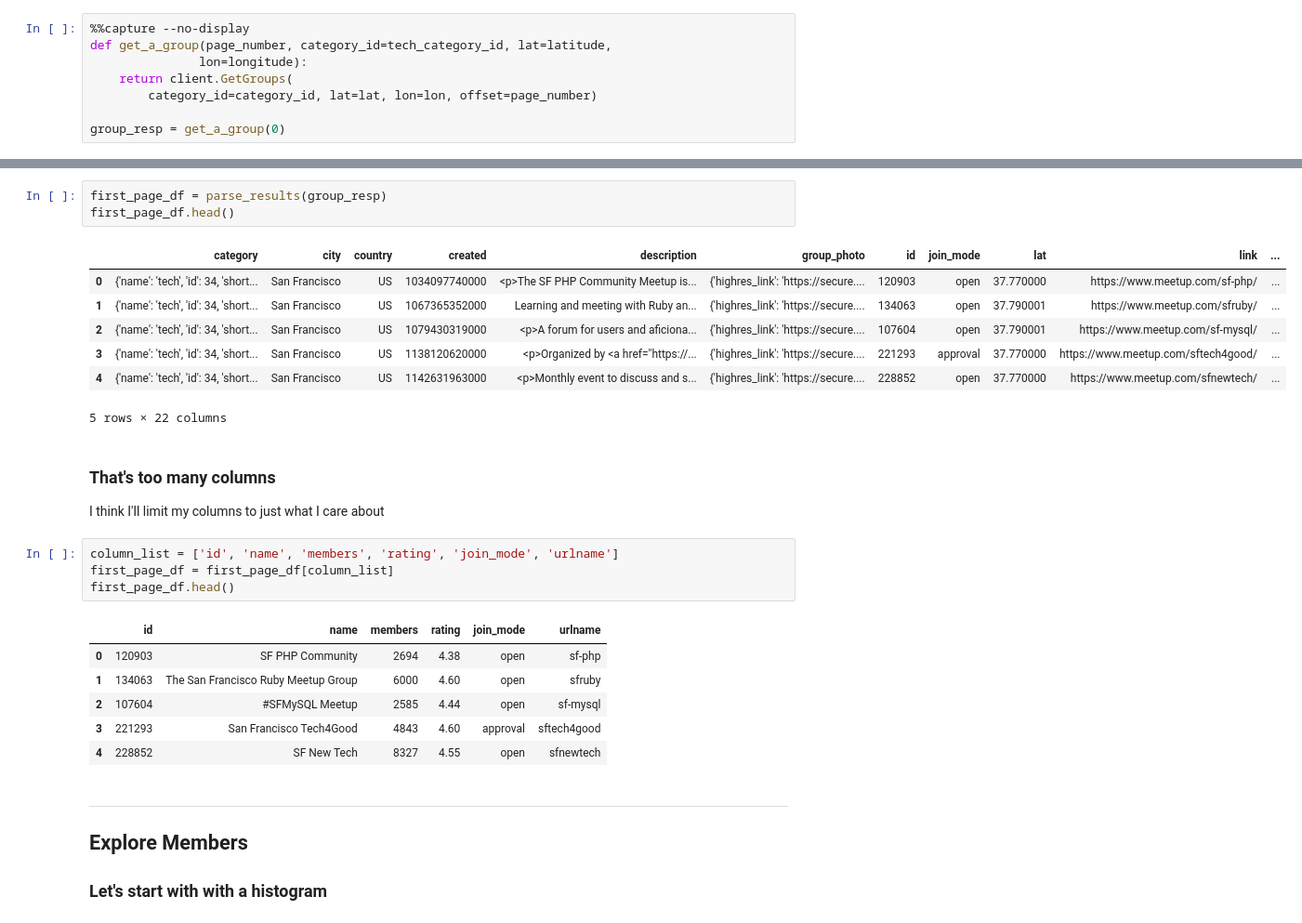
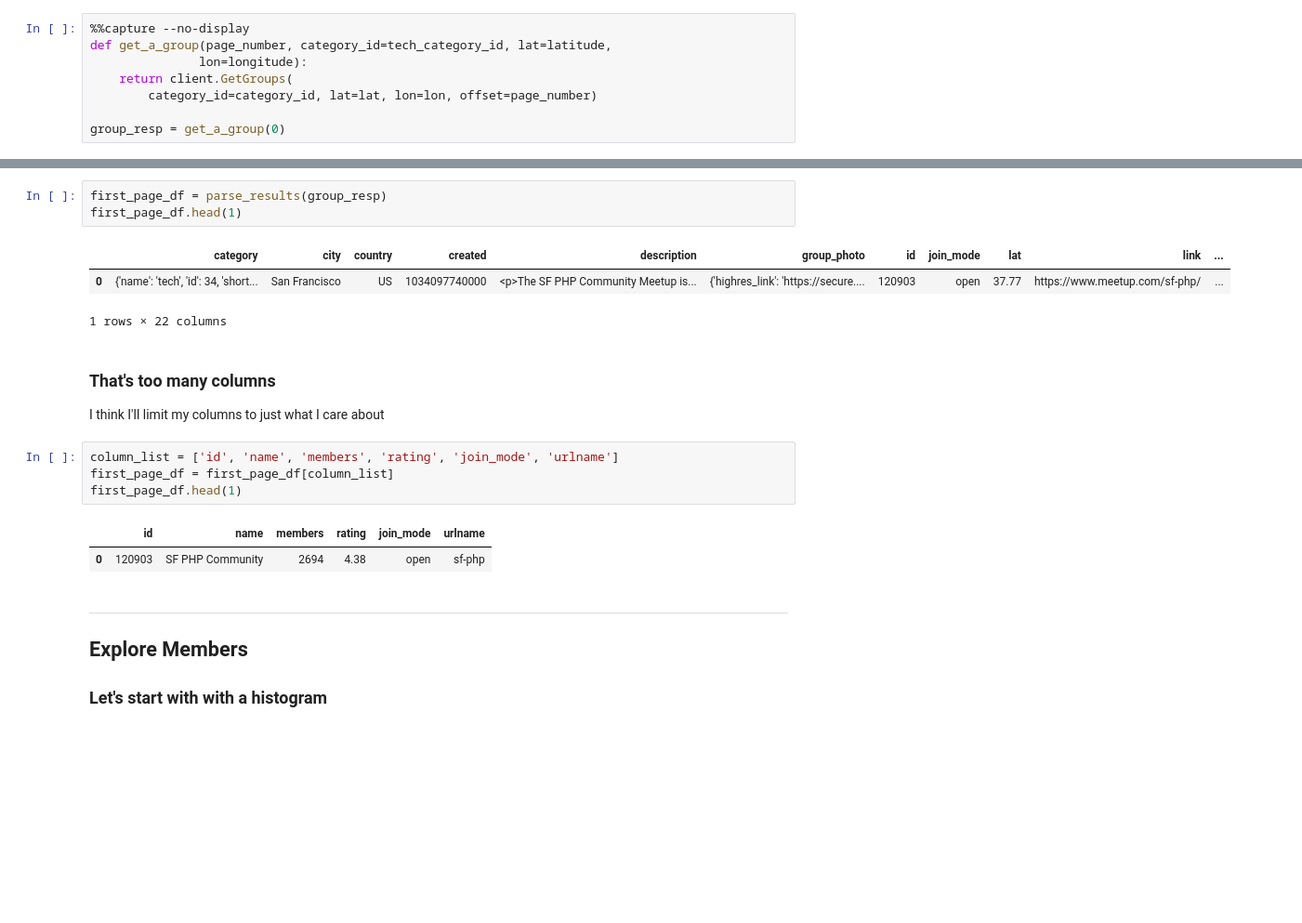
Before and after one commit to redpanda-ai/datascience_challenges, a Jupyter notebook: 01_explore_meetup_api/explore_sf_meetups.ipynb, the cells around one changed output, grey strips where cells are left out. Shown at 93% size. Cells and saved outputs as stored; diff of their text form; blank space fills up the shorter version.

```diff
--- a/01_explore_meetup_api/explore_sf_meetups.ipynb
+++ b/01_explore_meetup_api/explore_sf_meetups.ipynb
@@ -217,29 +217,21 @@ group_meta
 | lat | 37.78 |
 # %%
 first_page_df = parse_results(group_resp)
-first_page_df.head()
+first_page_df.head(1)
 # %% [output]
 |  | category | city | country | created | description | group_photo | id | join_mode | lat | link | ... |
-| 0 | {'name': 'tech', 'id': 34, 'short... | San Francisco | US | 1034097740000 | <p>The SF PHP Community Meetup is... | {'highres_link': 'https://secure.... | 120903 | open | 37.770000 | https://www.meetup.com/sf-php/ | ... |
-| 1 | {'name': 'tech', 'id': 34, 'short... | San Francisco | US | 1067365352000 | Learning and meeting with Ruby an... | {'highres_link': 'https://secure.... | 134063 | open | 37.790001 | https://www.meetup.com/sfruby/ | ... |
-| 2 | {'name': 'tech', 'id': 34, 'short... | San Francisco | US | 1079430319000 | <p>A forum for users and aficiona... | {'highres_link': 'https://secure.... | 107604 | open | 37.790001 | https://www.meetup.com/sf-mysql/ | ... |
-| 3 | {'name': 'tech', 'id': 34, 'short... | San Francisco | US | 1138120620000 | <p>Organized by <a href="https://... | {'highres_link': 'https://secure.... | 221293 | approval | 37.770000 | https://www.meetup.com/sftech4good/ | ... |
-| 4 | {'name': 'tech', 'id': 34, 'short... | San Francisco | US | 1142631963000 | <p>Monthly event to discuss and s... | {'highres_link': 'https://secure.... | 228852 | open | 37.770000 | https://www.meetup.com/sfnewtech/ | ... |
+| 0 | {'name': 'tech', 'id': 34, 'short... | San Francisco | US | 1034097740000 | <p>The SF PHP Community Meetup is... | {'highres_link': 'https://secure.... | 120903 | open | 37.77 | https://www.meetup.com/sf-php/ | ... |
-5 rows × 22 columns
+1 rows × 22 columns
 # %% [markdown]
 ### That's too many columns
 I think I'll limit my columns to just what I care about
 # %%
 column_list = ['id', 'name', 'members', 'rating', 'join_mode', 'urlname']
 first_page_df = first_page_df[column_list]
-first_page_df.head()
+first_page_df.head(1)
 # %% [output]
 |  | id | name | members | rating | join_mode | urlname |
 | 0 | 120903 | SF PHP Community | 2694 | 4.38 | open | sf-php |
-| 1 | 134063 | The San Francisco Ruby Meetup Group | 6000 | 4.60 | open | sfruby |
-| 2 | 107604 | #SFMySQL Meetup | 2585 | 4.44 | open | sf-mysql |
-| 3 | 221293 | San Francisco Tech4Good | 4843 | 4.60 | approval | sftech4good |
-| 4 | 228852 | SF New Tech | 8327 | 4.55 | open | sfnewtech |
 # %% [markdown]
 ---
 ## Explore Members
```
Also changed, not shown: parts of 32 cells of this notebook.
